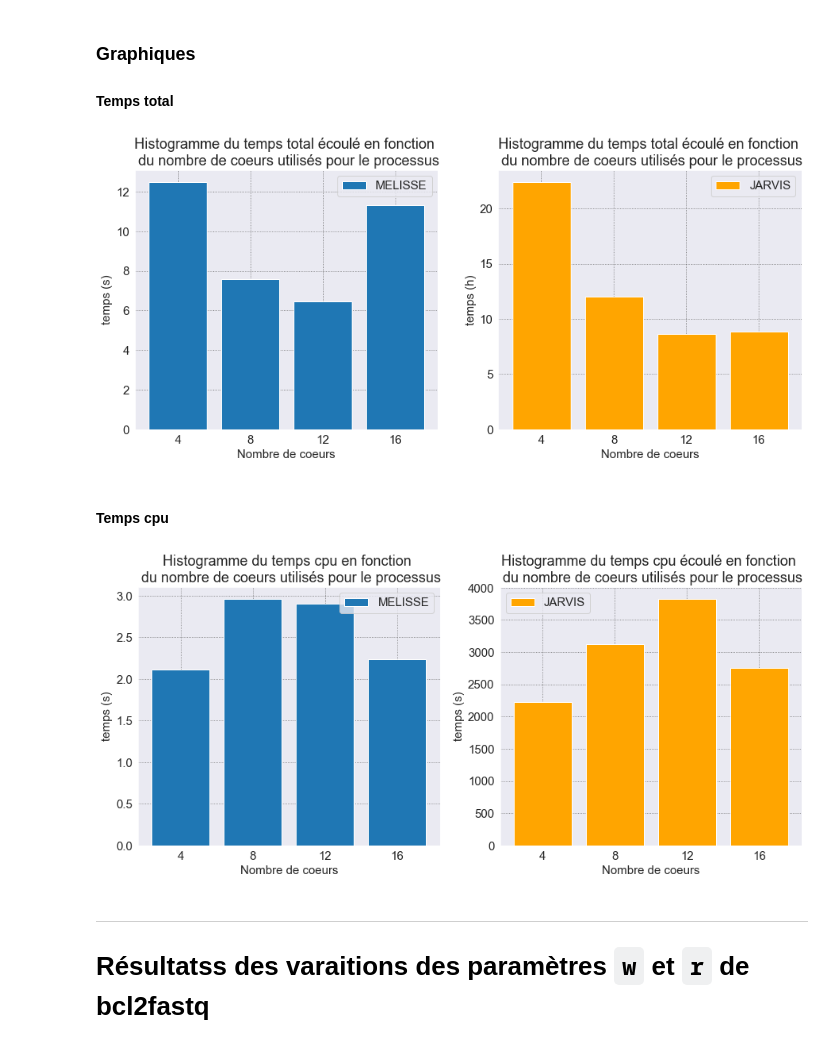
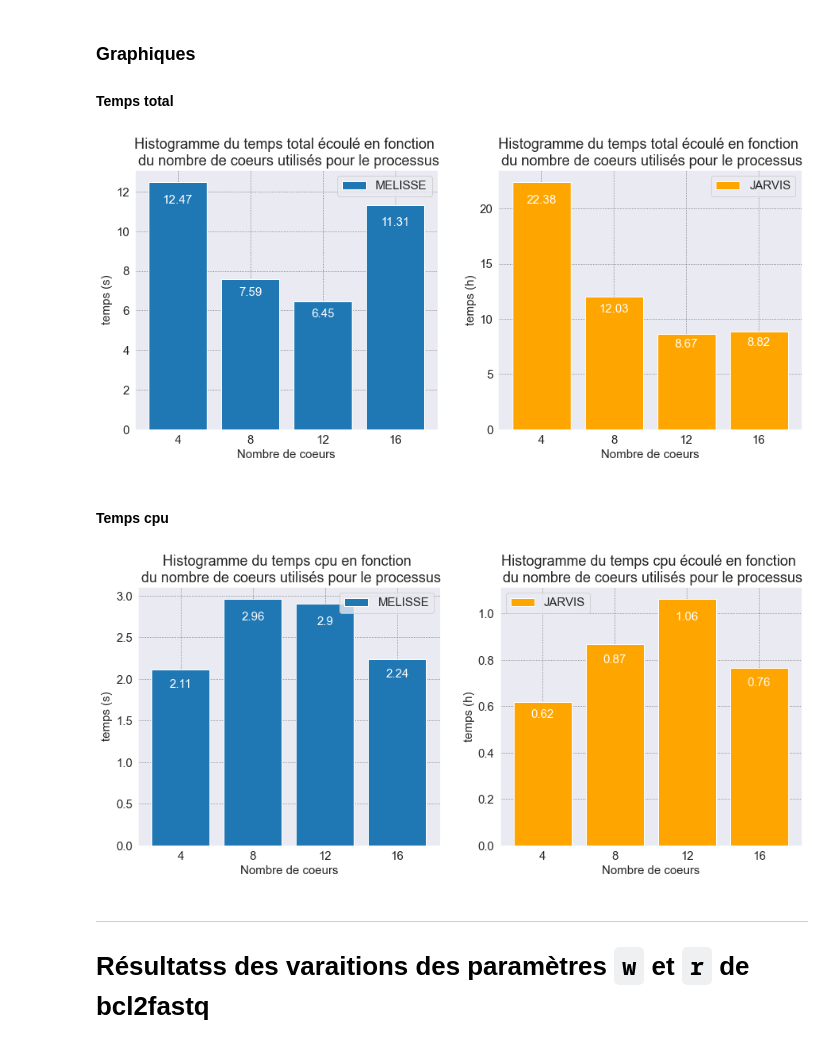
Before and after one commit to w2994a/cahier_labo_cns, a Jupyter notebook: bcl2fastq_bcl-convert/notebook_bcl2fastq_vs_bcl-convert.ipynb, the cells around one changed output. Drawn from its saved outputs; the diff is of its cells as text; code cells hidden in the pictures.

Commit message:
Add label on bar of barplot and resum tab of bcl2fastq

```diff
--- a/bcl2fastq_bcl-convert/notebook_bcl2fastq_vs_bcl-convert.ipynb
+++ b/bcl2fastq_bcl-convert/notebook_bcl2fastq_vs_bcl-convert.ipynb
@@ -29,46 +27,71 @@ pd.DataFrame.insert(bcl2fasq, value=time, column="time", loc=7)
 # %% [markdown]
 ### Graphiques
 #### Temps total
+# %%
+def autolabel(rects, pos, labels):
+    """Fonction d'auto-label sur les bar du barplot.
+
+    Parameters
+    ----------
+    rects : BarContainer
+        Bar Plot.
+    pos : int
+        Position sur la figure.
+    labels : list or array like
+        Liste des labels à ajouter sur les bar du barplot.
+    """
+    for idx, rect in enumerate(rects):
+        ax[pos].text(rect.get_x() + rect.get_width()/2., 0.95*rect.get_height(),
+                     round(labels[idx], 2), ha='center', va='top',
+                     rotation=0, color="white")
+    return
 # %%
 fig, ax = plt.subplots(nrows=1, ncols=2, figsize=(15, 6))
 ax = ax.ravel()
 
 plt.rc("font", size=15)
 sns.set_style("darkgrid", {"grid.color": ".4", "grid.linestyle": ":"})
-ax[0].bar(["4", "8", "12", "16"], time_melisse)
+bar1 = ax[0].bar(["4", "8", "12", "16"], time_melisse)
 ax[0].set_title("Histogramme du temps total écoulé en fonction \n du nombre de coeurs utilisés pour le processus")
 ax[0].set_xlabel("Nombre de coeurs")
 ax[0].set_ylabel("temps (s)")
 ax[0].legend(["MELISSE"])
-ax[1].bar(["4", "8", "12", "16"], time_jarvis, color="orange")
+bar2 = ax[1].bar(["4", "8", "12", "16"], time_jarvis, color="orange")
 ax[1].set_title("Histogramme du temps total écoulé en fonction \n du nombre de coeurs utilisés pour le processus")
 ax[1].set_xlabel("Nombre de coeurs")
 ax[1].set_ylabel("temps (h)")
 ax[1].legend(["JARVIS"])
+autolabel(bar1, 0, time_melisse)
+autolabel(bar2, 1, time_jarvis)
 plt.savefig("img/temps_total1.png", transparent=False);
 # %% [output]
-[figure, old version]
+[figure, new version]
 # %% [markdown]
 #### Temps cpu
 # %%
 fig, ax = plt.subplots(nrows=1, ncols=2, figsize=(15, 6))
 ax = ax.ravel()
 
+time_cpu_m = list(bcl2fasq["temps cpu"][0:4])
+time_cpu_j = np.array(bcl2fasq["temps cpu"][4:8])/3600
+
 plt.rc("font", size=15)
 sns.set_style("darkgrid", {"grid.color": ".4", "grid.linestyle": ":"})
-ax[0].bar(["4", "8", "12", "16"], list(bcl2fasq["temps cpu"][0:4]))
+bar1 = ax[0].bar(["4", "8", "12", "16"], time_cpu_m)
 ax[0].set_title("Histogramme du temps cpu en fonction \n du nombre de coeurs utilisés pour le processus")
 ax[0].set_xlabel("Nombre de coeurs")
 ax[0].set_ylabel("temps (s)")
 ax[0].legend(["MELISSE"])
-ax[1].bar(["4", "8", "12", "16"], list(bcl2fasq["temps cpu"][4:8]), color="orange")
+bar2 = ax[1].bar(["4", "8", "12", "16"], time_cpu_j, color="orange")
 ax[1].set_title("Histogramme du temps cpu écoulé en fonction \n du nombre de coeurs utilisés pour le processus")
 ax[1].set_xlabel("Nombre de coeurs")
-ax[1].set_ylabel("temps (s)")
+ax[1].set_ylabel("temps (h)")
 ax[1].legend(["JARVIS"])
+autolabel(bar1, 0, time_cpu_m)
+autolabel(bar2, 1, time_cpu_j)
 plt.savefig("img/temps_cpu1.png", transparent=False);
 # %% [output]
-[figure, old version]
+[figure, new version]
 # %% [markdown]
 ---
 # Résultatss des varaitions des paramètres `w` et `r` de bcl2fastq
```
Also changed, not shown: parts of 15 cells of this notebook, 10 other files.
